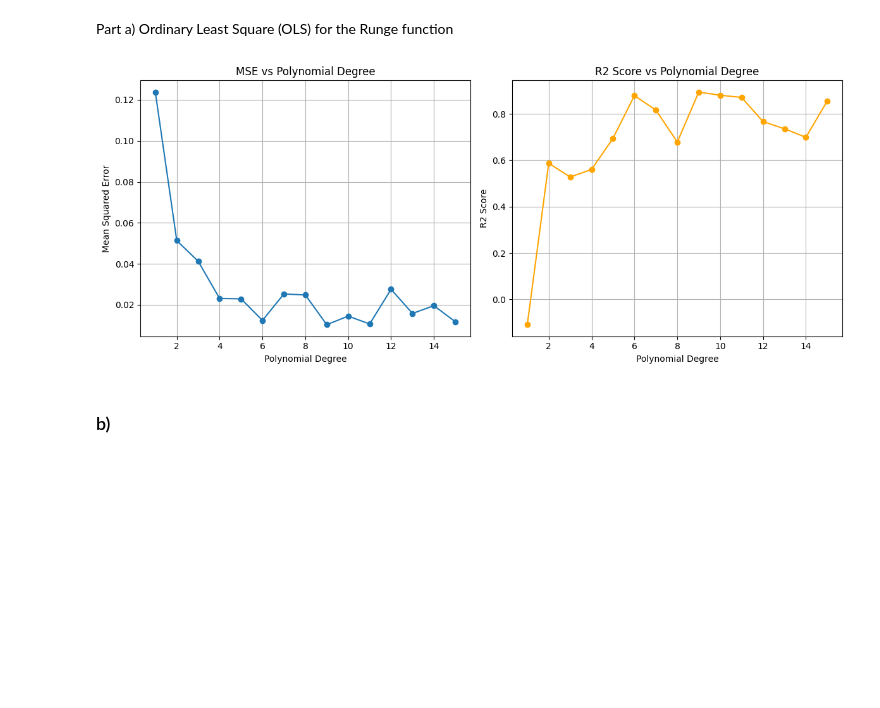
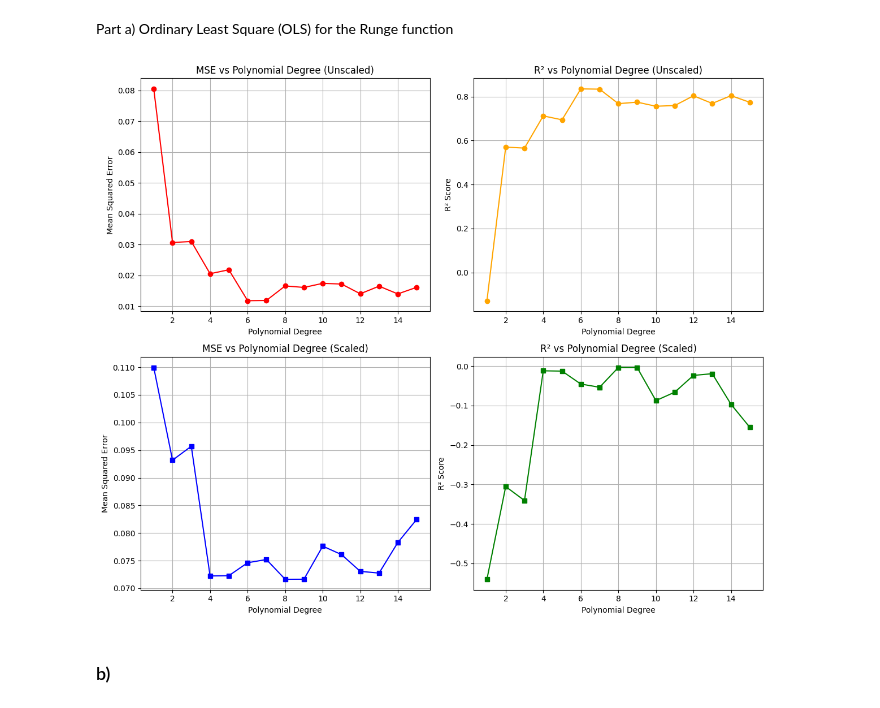
Before and after one commit to komandoyoko/Yoan_FYS_STK4155, a Jupyter notebook: Project1/Project1.ipynb, the cells around one changed output. Cells and saved outputs as stored; diff of their text form; code cells hidden in the pictures; blank space fills up the shorter version.

Commit message:
Scaled the data in part a + b since this was not done beforehand

```diff
--- a/Project1/Project1.ipynb
+++ b/Project1/Project1.ipynb
@@ -45,49 +46,77 @@ def R2_score(actual , predicted):
      denominator = np.sum((actual - actual_mean) ** 2) #denominator of the r2 formula
      R2 = 1 - (numerator / denominator) #calculating the r2
      return R2
-# %%
-#we start by creating the design matrix and splitting it into training and test data
-X = polynomial_features(x, 15)
-X_train , X_test , y_train , y_test = train_test_split(X , y_noisy , test_size = 0.2)
-
-
-#thereby calculating the OLS coefficients
-beta = OLS_parameters(X_train, y_train)
-y_pred = X_test @ beta #here we predict the y values using the coefficient calculated
-
-mse_y_pred = mean_squared_error(y_test , y_pred) # calculating the MSE
-R2 = R2_score(y_test , y_pred) #calculating the R2 score
 # %%
 import matplotlib.pyplot as plt
+from sklearn.preprocessing import StandardScaler
 
-mse_values_OLS = np.zeros(15) #storing the mse values for each polynomial degree
-R2_values_OLS = np.zeros(15) #storing the r2 values for each polynomial
+mse_values_OLS_unscaled , R2_values_OLS_unscaled = np.zeros(15) ,np.zeros(15)  #storing the mse values for each polynomial degree - unscaled
+mse_values_OLS_scaled , R2_values_OLS_scaled = np.zeros(15) , np.zeros(15) #storing the r2 values for each polynomial - Scaled
 
 for i in range(1 , 16):
+    #unscaled version
     X = polynomial_features(x , i)
-    X_train , X_test , y_train , y_test = train_test_split(X , y_noisy , test_size = 0.2)
-    beta = OLS_parameters(X_train , y_train)
-    y_pred = X_test @ beta
-    mse_values_OLS[i-1] = mean_squared_error(y_test , y_pred)
-    R2_values_OLS[i-1] = R2_score(y_test , y_pred)
+    X_train , X_test , y_train , y_test = train_test_split(X , y_noisy , test_size = 0.2 , random_state=67) #splitting into train_test_split
+    beta = OLS_parameters(X_train , y_train) #finding optimal beta
+    y_pred = X_test @ beta #predicting using the training model
+    mse_values_OLS_unscaled[i-1] = mean_squared_error(y_test , y_pred)
+    R2_values_OLS_unscaled[i-1] = R2_score(y_test , y_pred)
+
+    #scaled version
+    '''
+    Important note: We split, and then introduce the scaler because we don't want to contaminate the dataset of train with the information from test!!!
+    '''
+    scaler = StandardScaler()
+    X_train_scaled = scaler.fit_transform(X_train)
+    X_test_scaled  = scaler.transform(X_test)
+
+    beta_scaled = OLS_parameters(X_train_scaled , y_train)
+    y_pred_scaled = X_test_scaled @ beta_scaled
+
+    mse_values_OLS_scaled[i-1] = mean_squared_error(y_test , y_pred_scaled)
+    R2_values_OLS_scaled[i-1] = R2_score(y_test , y_pred_scaled)
+
+
+
 
 
 #now we create degrees array as well
 degrees = np.arange(1 , 16)
-plt.figure(figsize = (12 , 5))
-plt.subplot(1 , 2 , 1)
-plt.plot(degrees , mse_values_OLS , marker = 'o')
+plt.figure(figsize = (12 , 10))
+
+# Unscaled MSE
+plt.subplot(2 , 2 , 1)
+plt.plot(degrees , mse_values_OLS_unscaled , marker = 'o', color='red')
 plt.xlabel('Polynomial Degree')
 plt.ylabel('Mean Squared Error')
-plt.title('MSE vs Polynomial Degree')
+plt.title('MSE vs Polynomial Degree (Unscaled)')
 plt.grid()
-plt.subplot(1 , 2 , 2)
-plt.plot(degrees , R2_values_OLS , marker = 'o' , color = 'orange')
+
+# Unscaled $R^2$
+plt.subplot(2 , 2 , 2)
+plt.plot(degrees , R2_values_OLS_unscaled , marker = 'o', color='orange')
 plt.xlabel('Polynomial Degree')
-plt.ylabel('R2 Score')
-plt.title('R2 Score vs Polynomial Degree')
+plt.ylabel('R² Score')
+plt.title('R² vs Polynomial Degree (Unscaled)')
 plt.grid()
+
+# Scaled MSE
+plt.subplot(2 , 2 , 3)
+plt.plot(degrees , mse_values_OLS_scaled , marker = 's', color='blue')
+plt.xlabel('Polynomial Degree')
+plt.ylabel('Mean Squared Error')
+plt.title('MSE vs Polynomial Degree (Scaled)')
+plt.grid()
+
+# Scaled R^2
+plt.subplot(2 , 2 , 4)
+plt.plot(degrees , R2_values_OLS_scaled , marker = 's', color='green')
+plt.xlabel('Polynomial Degree')
+plt.ylabel('R² Score')
+plt.title('R² vs Polynomial Degree (Scaled)')
+plt.grid()
+
 plt.tight_layout()
 plt.show()
 # %% [output]
-[figure, old version]
+[figure, new version]
```
Also changed, not shown: parts of 4 cells of this notebook.
